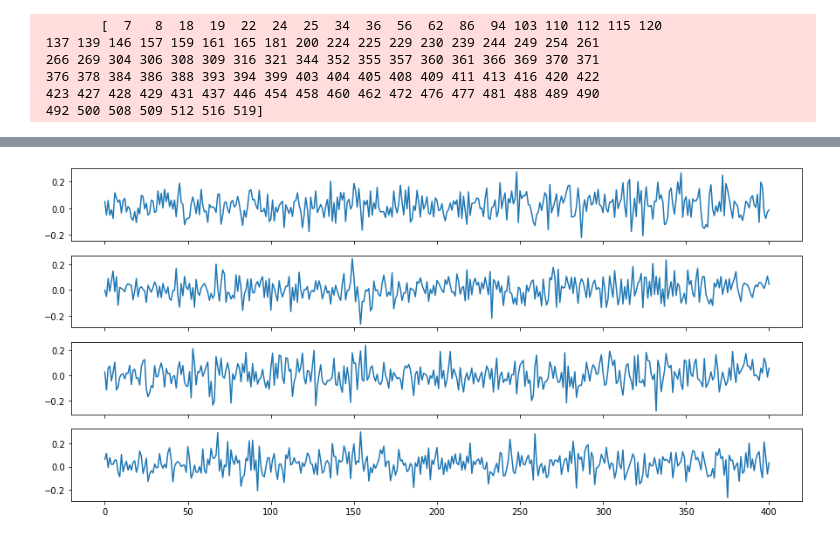
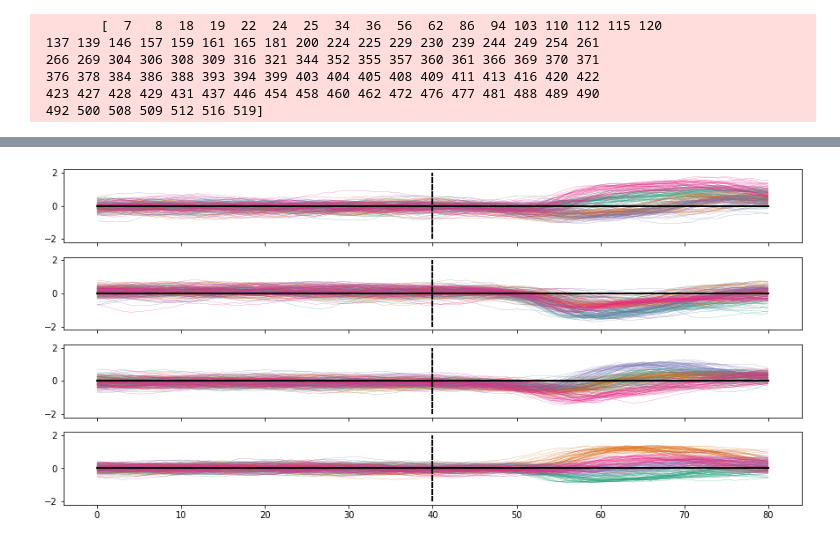
Before and after one commit to raeedcho/cst-dynamics, a Jupyter notebook: scripts/plot_co_dynamics.ipynb, the cells around one changed output, grey strips where cells are left out. Cells and saved outputs as stored; diff of their text form; code cells hidden in the pictures.

```diff
--- a/scripts/plot_co_dynamics.ipynb
+++ b/scripts/plot_co_dynamics.ipynb
@@ -25,9 +29,9 @@ trial_ids = load_data(
     signal='trial_id',
     merge_tv=True)[0].astype(int)
 
-post_data = load_posterior_averages('../results/lfads/Earl_20190716_CO', merge_tv=True)
-td_co = src.data.add_lfads_rates(td_co, post_data.rates/params['bin_size'], chopped_trial_ids=trial_ids, overlap=params['overlap'], new_sig_name='lfads_rates')
-td_co = src.data.add_lfads_rates(td_co, post_data.gen_inputs, chopped_trial_ids=trial_ids, overlap=params['overlap'], new_sig_name='lfads_gen_inputs')
+post_data = load_posterior_averages('../results/autolfads/Earl_20190716/autolfads_with_jitter/co/', merge_tv=True)
+td_co = src.lfads_helpers.add_lfads_rates(td_co, post_data.rates/params['bin_size'], chopped_trial_ids=trial_ids, overlap=params['overlap'], new_sig_name='lfads_rates')
+td_co = src.lfads_helpers.add_lfads_rates(td_co, post_data.gen_inputs, chopped_trial_ids=trial_ids, overlap=params['overlap'], new_sig_name='lfads_gen_inputs')
 
 td_co = src.data.trim_nans(td_co,ref_signals=['rel_hand_pos','lfads_rates'])
 # td_co = src.data.fill_kinematic_signals(td_co)
@@ -100,7 +105,15 @@ trace_plot.display()
-# %%
-fig,axs = plt.subplots(4,1,figsize=(15,7),sharex=True)
-
-for plotnum,ax in enumerate(axs):
-    ax.plot(td_co.iloc[0]['lfads_gen_inputs'][:,plotnum])
-# %% [output]
-[figure, removed]
+# %%
+fig,axs = plt.subplots(4,1,figsize=(15,7),sharex=True)
+
+target_dirs = td_co['tgtDir'].unique()
+dir_colors = plt.get_cmap('Dark2',8)
+# fig,ax = plt.subplots()
+for dirnum,target_dir in enumerate(target_dirs):
+    td_co_dir = td_co.loc[np.isclose(td_co['tgtDir'],target_dir)]
+    for _,trial in td_co_dir.iterrows():
+        for plotnum,ax in enumerate(axs):
+            ax.plot(trial['lfads_gen_inputs'][:,plotnum],color=dir_colors(dirnum),lw=0.2)
+            ax.plot([0,80],[0,0],'k-')
+            ax.plot(trial['idx_goCueTime']*np.ones((2,)),[-2,2],'k--')
+# %% [output]
+[figure, added]
```
Also changed, not shown: parts of 2 cells of this notebook, 3 other files.
